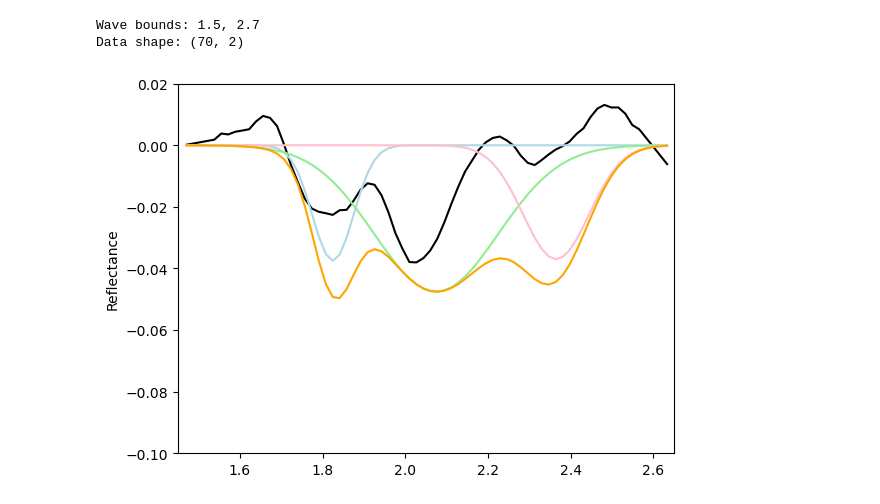
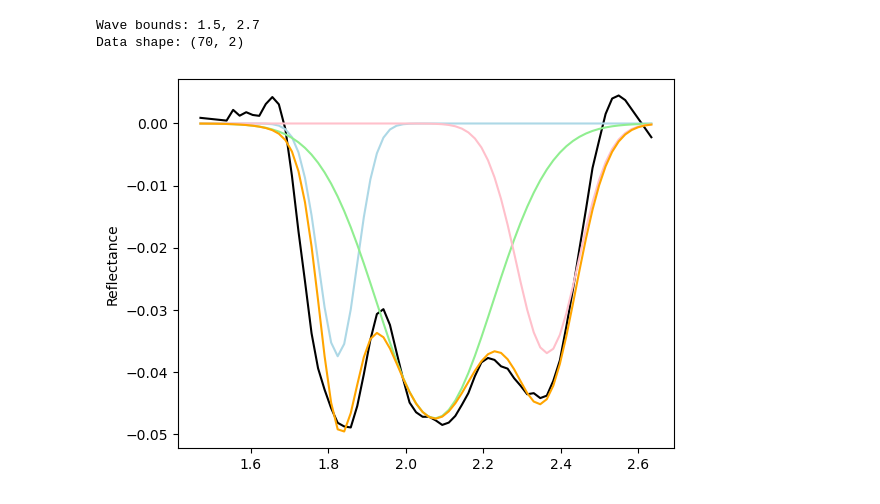
Before and after one commit to klaferr/Pyroxene_CH2_UndergradProject, a Jupyter notebook: Codes/MGM/Run_MGM.ipynb, the cells around one changed output. Cells and saved outputs as stored; diff of their text form; code cells hidden in the pictures.

```diff
--- a/Codes/MGM/Run_MGM.ipynb
+++ b/Codes/MGM/Run_MGM.ipynb
@@ -16,7 +16,7 @@ MGM_results = np.zeros((13, XY_shape[1], XY_shape[0]))
 # %%
 # Pick a pixel
 
-X = 5 ; Y = 5
+X = 50 ; Y = 50
 # %%
 def cgauss(x0, width, zintens, x):
     """
@@ -1635,33 +1616,33 @@ def gaussian(x, height, center, width, offset):
 
 def two_gaussians(x, h1, c1, w1, h2, c2, w2, offset):
     return (gaussian(x, h1, c1, w1, offset) +gaussian(x, h2, c2, w2, offset=0))
 
 def three_gaussians(x, h1, c1, w1, h2, c2, w2, h3, c3, w3, offset):
     return (gaussian(x, h1, c1, w1, offset) +gaussian(x, h2, c2, w2, offset=0)+gaussian(x, h3, c3, w3, offset=0))
 
 
 center0 = mstruc['gcent'][0]/1000
 center1 = mstruc['gcent'][1]/1000
 center2 = mstruc['gcent'][2]/1000
 
 depth0 = mstruc['gstr'][0]
 depth1 = mstruc['gstr'][1]
 depth2 = mstruc['gstr'][2]
 
 width0 = mstruc['gwidth'][0]/1000
 width1 = mstruc['gwidth'][1]/1000
 width2 = mstruc['gwidth'][2]/1000
 
 cropwave = wave[lowerb:upperb]
 
 plt.plot(cropwave, datstruc['ratio'], c='k')
 plt.plot(cropwave, gaussian(cropwave, depth0, center0, width0, 0), c='lightblue')
 plt.plot(cropwave, gaussian(cropwave, depth1, center1, width1, 0), c='lightgreen')
 plt.plot(cropwave, gaussian(cropwave, depth2, center2, width2, 0), c='pink')
 plt.plot(cropwave, three_gaussians(cropwave, depth0, center0, width0, depth1, center1, width1, depth2, center2, width2, 0), c='orange')
-plt.ylim((-0.1, 0.02))
-plt.xlim((1.45, 2.65))
+#plt.ylim((-0.1, 0.02))
+#plt.xlim((1.45, 2.65))
 plt.ylabel('Reflectance')
 plt.show()
 # %% [output]
-[figure, old version]
+[figure, new version]
```
Also changed, not shown: parts of 5 cells of this notebook.
